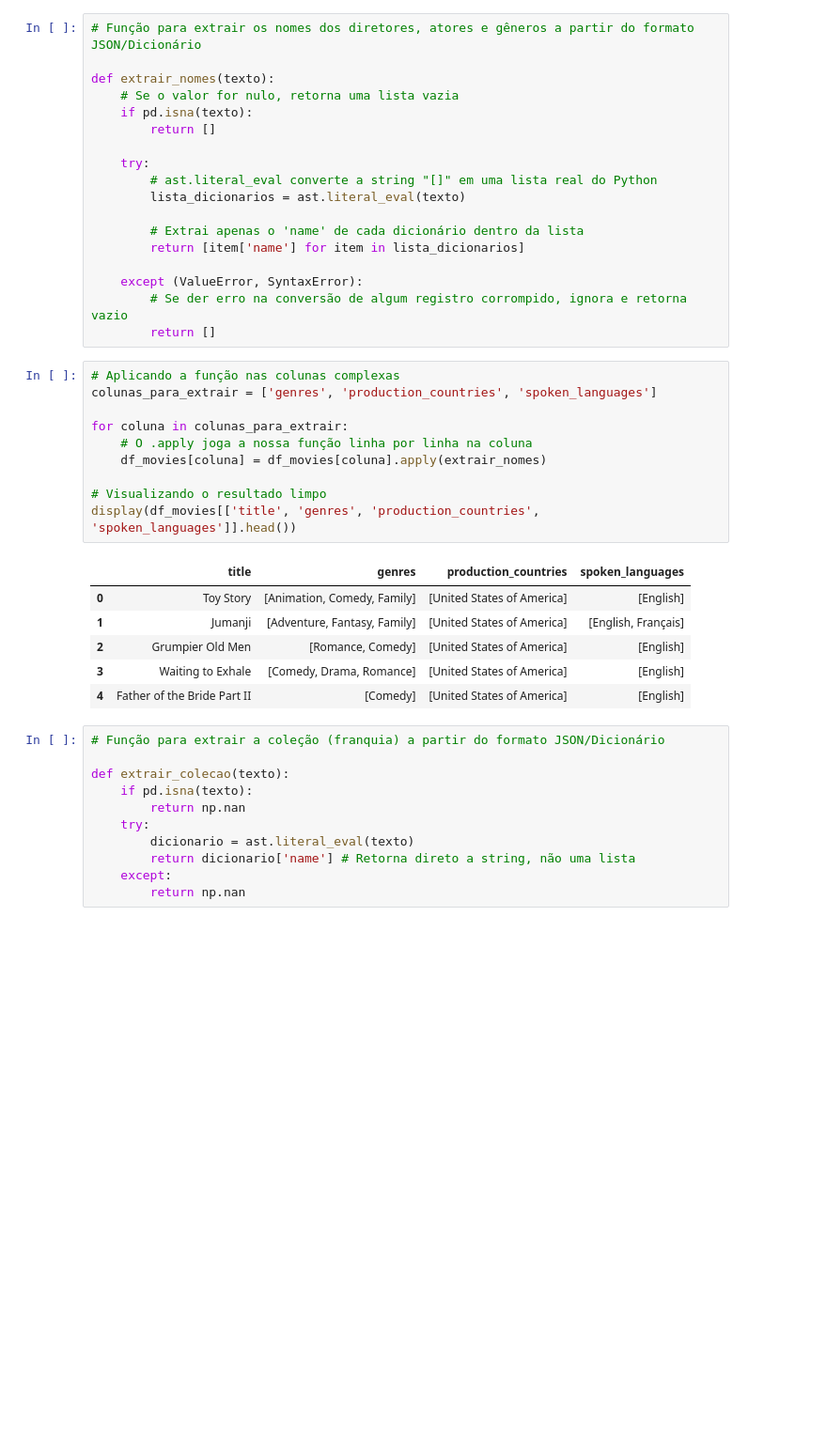
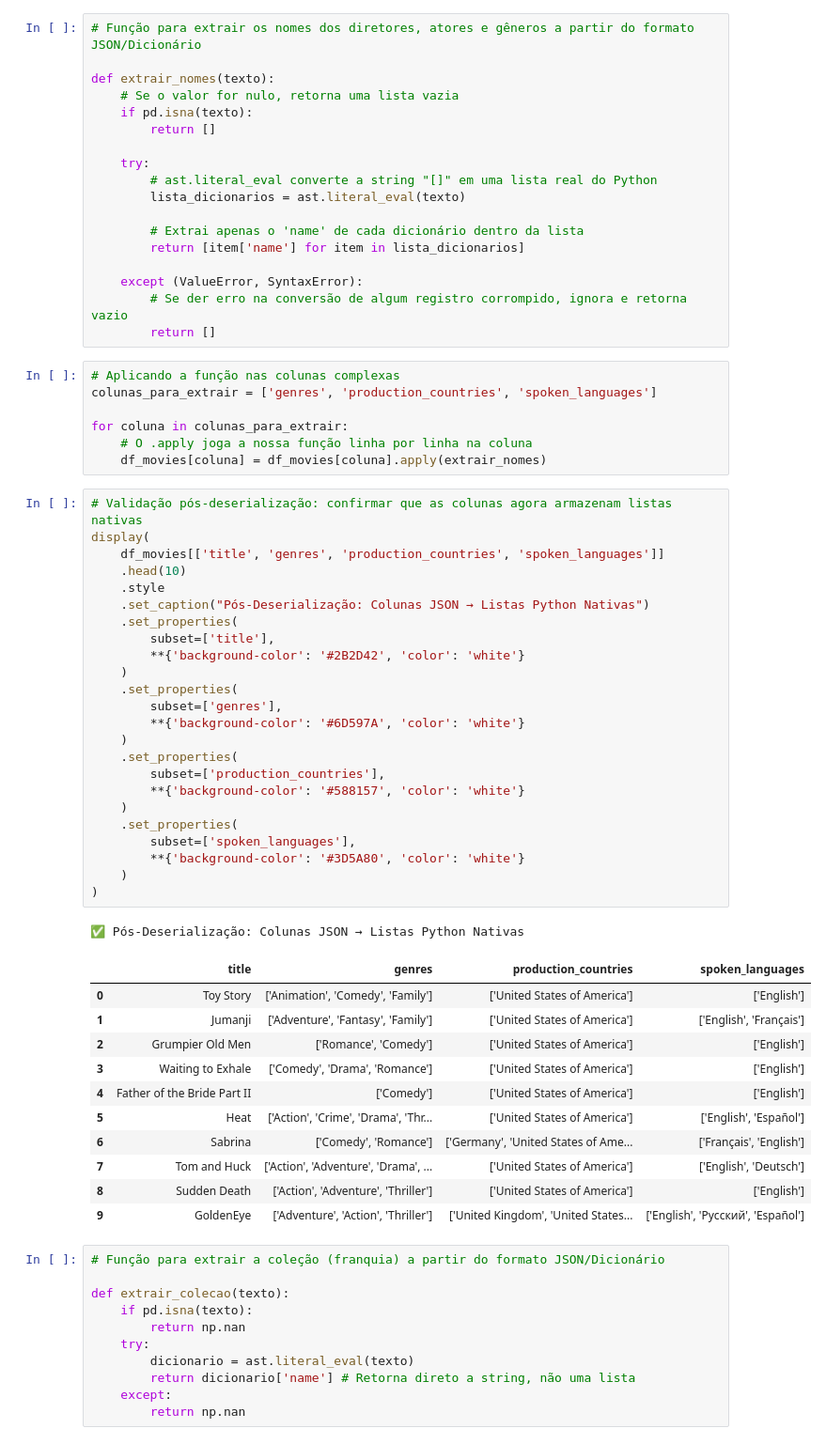
Before and after one commit to AleCecilio/entertainment_industry_performance_analysis, a Jupyter notebook: notebooks/08_feature_engineering_movies.ipynb, the cells around one changed output. Shown at 94% size. Saved outputs shown, nothing was run; the diff lists cells and outputs as text; blank space fills up the shorter version.

```diff
--- a/notebooks/08_feature_engineering_movies.ipynb
+++ b/notebooks/08_feature_engineering_movies.ipynb
@@ -143,16 +143,43 @@ colunas_para_extrair = ['genres', 'production_countries', 'spoken_languages']
 for coluna in colunas_para_extrair:
     # O .apply joga a nossa função linha por linha na coluna
     df_movies[coluna] = df_movies[coluna].apply(extrair_nomes)
-
-# Visualizando o resultado limpo
-display(df_movies[['title', 'genres', 'production_countries', 'spoken_languages']].head())
-# %% [output]
-|  | title | genres | production_countries | spoken_languages |
-| 0 | Toy Story | [Animation, Comedy, Family] | [United States of America] | [English] |
-| 1 | Jumanji | [Adventure, Fantasy, Family] | [United States of America] | [English, Français] |
-| 2 | Grumpier Old Men | [Romance, Comedy] | [United States of America] | [English] |
-| 3 | Waiting to Exhale | [Comedy, Drama, Romance] | [United States of America] | [English] |
-| 4 | Father of the Bride Part II | [Comedy] | [United States of America] | [English] |
+# %%
+# Validação pós-deserialização: confirmar que as colunas agora armazenam listas nativas
+display(
+    df_movies[['title', 'genres', 'production_countries', 'spoken_languages']]
+    .head(10)
+    .style
+    .set_caption("Pós-Deserialização: Colunas JSON → Listas Python Nativas")
+    .set_properties(
+        subset=['title'],
+        **{'background-color': '#2B2D42', 'color': 'white'}
+    )
+    .set_properties(
+        subset=['genres'],
+        **{'background-color': '#6D597A', 'color': 'white'}
+    )
+    .set_properties(
+        subset=['production_countries'],
+        **{'background-color': '#588157', 'color': 'white'}
+    )
+    .set_properties(
+        subset=['spoken_languages'],
+        **{'background-color': '#3D5A80', 'color': 'white'}
+    )
+)
+# %% [output]
+✅ Pós-Deserialização: Colunas JSON → Listas Python Nativas
+|  | title | genres | production_countries | spoken_languages |
+| 0 | Toy Story | ['Animation', 'Comedy', 'Family'] | ['United States of America'] | ['English'] |
+| 1 | Jumanji | ['Adventure', 'Fantasy', 'Family'] | ['United States of America'] | ['English', 'Français'] |
+| 2 | Grumpier Old Men | ['Romance', 'Comedy'] | ['United States of America'] | ['English'] |
+| 3 | Waiting to Exhale | ['Comedy', 'Drama', 'Romance'] | ['United States of America'] | ['English'] |
+| 4 | Father of the Bride Part II | ['Comedy'] | ['United States of America'] | ['English'] |
+| 5 | Heat | ['Action', 'Crime', 'Drama', 'Thr... | ['United States of America'] | ['English', 'Español'] |
+| 6 | Sabrina | ['Comedy', 'Romance'] | ['Germany', 'United States of Ame... | ['Français', 'English'] |
+| 7 | Tom and Huck | ['Action', 'Adventure', 'Drama', ... | ['United States of America'] | ['English', 'Deutsch'] |
+| 8 | Sudden Death | ['Action', 'Adventure', 'Thriller'] | ['United States of America'] | ['English'] |
+| 9 | GoldenEye | ['Adventure', 'Action', 'Thriller'] | ['United Kingdom', 'United States... | ['English', 'Pусский', 'Español'] |
 # %%
 # Função para extrair a coleção (franquia) a partir do formato JSON/Dicionário
 
```
Also changed, not shown: parts of 8 cells of this notebook.
